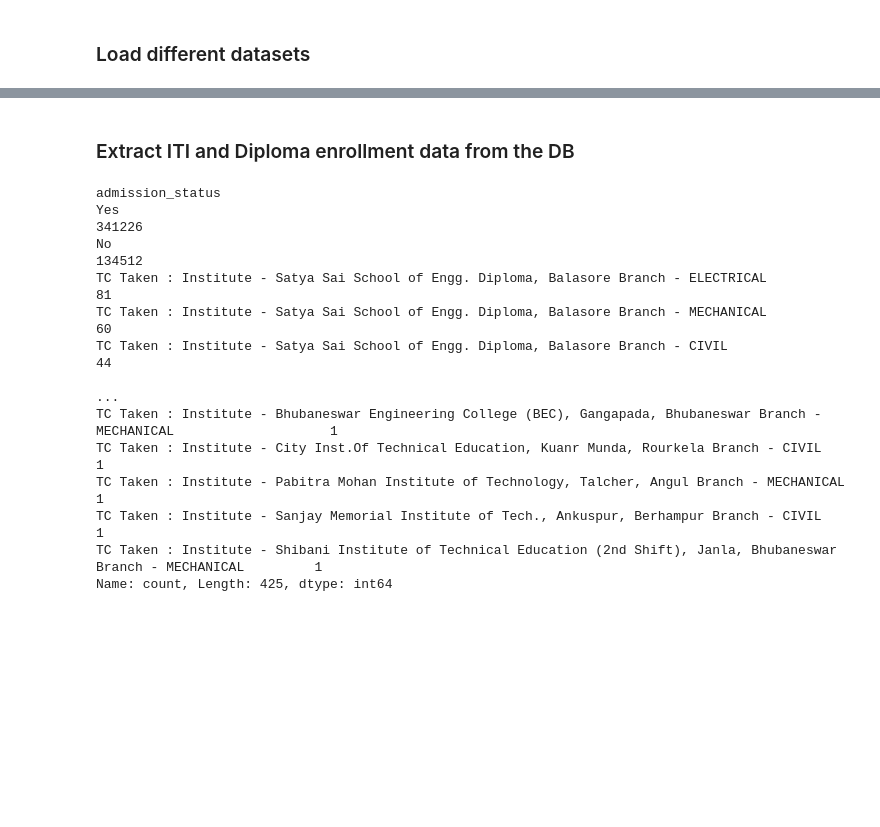
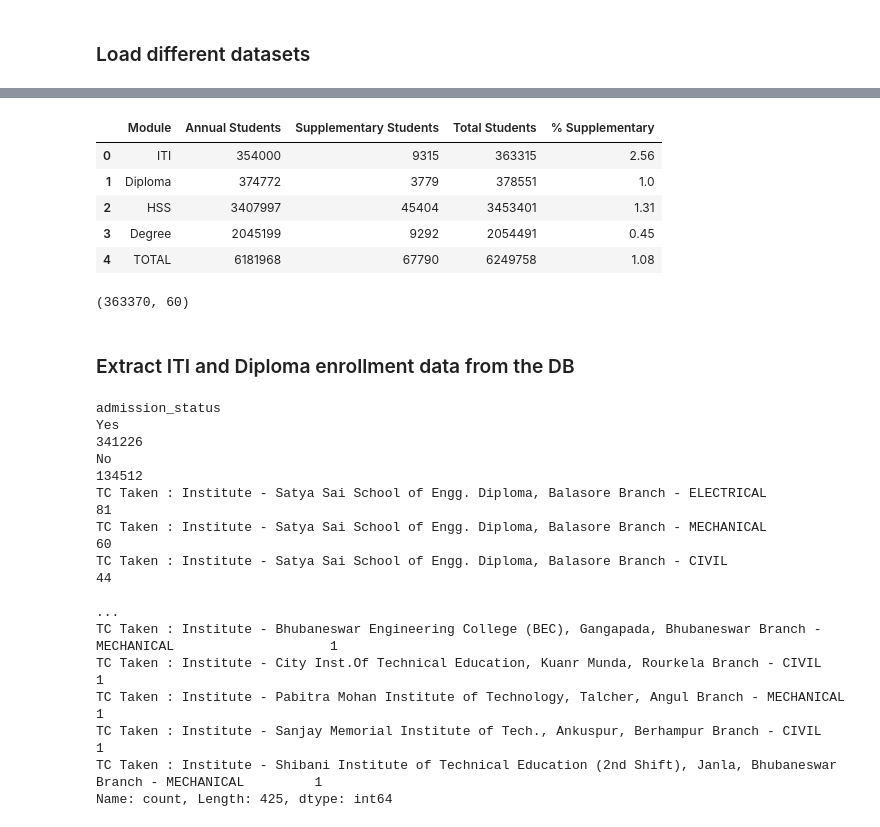
Before and after one commit to Data-Policy-and-Innovation-Centre/sams, a Jupyter notebook: notebooks/integrating-unique-key.ipynb, the cells around one changed output, grey strips where cells are left out. Cells and saved outputs as stored; diff of their text form; code cells hidden in the pictures; blank space fills up the shorter version.

```diff
--- a/notebooks/integrating-unique-key.ipynb
+++ b/notebooks/integrating-unique-key.ipynb
@@ -670,3 +902,51 @@ hss_appplications = load_data(datasets["hss_applications"])
+# %%
+import pandas as pd
+
+# Create a helper function
+def exam_summary(df, label):
+    annual = df['examination_type'].eq("Annual").sum()
+    supp = df['examination_type'].eq("Supplementary").sum()
+    total = annual + supp
+    return pd.Series({
+        "Module": label,
+        "Annual Students": annual,
+        "Supplementary Students": supp,
+        "Total Students": total,
+        "% Supplementary": round((supp/total)*100, 2) if total else 0
+    })
+
+# Generate table
+summary_df = pd.concat([
+    exam_summary(iti_marks, "ITI"),
+    exam_summary(diploma_marks, "Diploma"),
+    exam_summary(hss_enrollments, "HSS"),
+    exam_summary(deg_enrollments, "Degree")
+], axis=1).T
+
+# Add TOTAL row
+total_row = pd.DataFrame([{
+    "Module": "TOTAL",
+    "Annual Students": summary_df["Annual Students"].sum(),
+    "Supplementary Students": summary_df["Supplementary Students"].sum(),
+    "Total Students": summary_df["Total Students"].sum(),
+    "% Supplementary": round(
+        (summary_df["Supplementary Students"].sum() / summary_df["Total Students"].sum()) * 100, 2
+    )
+}])
+
+final_summary = pd.concat([summary_df, total_row], ignore_index=True)
+final_summary
+# %% [output]
+|  | Module | Annual Students | Supplementary Students | Total Students | % Supplementary |
+| 0 | ITI | 354000 | 9315 | 363315 | 2.56 |
+| 1 | Diploma | 374772 | 3779 | 378551 | 1.0 |
+| 2 | HSS | 3407997 | 45404 | 3453401 | 1.31 |
+| 3 | Degree | 2045199 | 9292 | 2054491 | 0.45 |
+| 4 | TOTAL | 6181968 | 67790 | 6249758 | 1.08 |
+# %%
+iti_enrollments.shape
+# %% [output]
+(363370, 60)
 # %% [markdown]
 ### Extract ITI and Diploma enrollment data from the DB
 # %%
```
Also changed, not shown: parts of 23 cells of this notebook, 1 other file.
